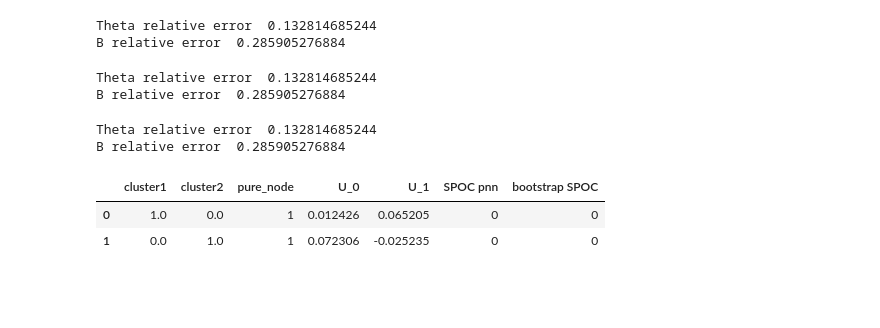
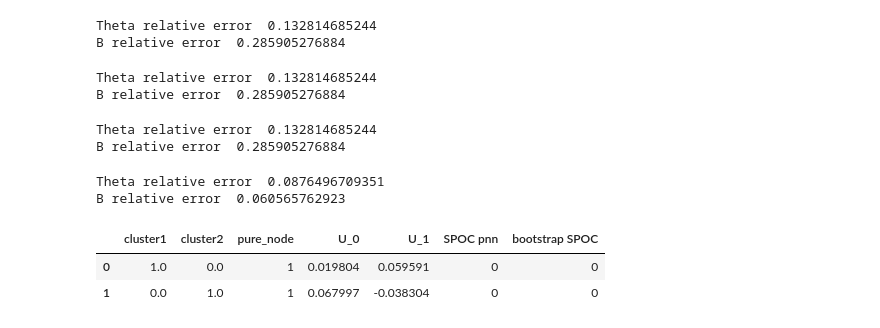
Before and after one commit to stat-ml/SPOC, a Jupyter notebook: Toy_example.ipynb, the cells around one changed output. Drawn from its saved outputs; the diff is of its cells as text; code cells hidden in the pictures; blank space fills up the shorter version.

```diff
--- a/Toy_example.ipynb
+++ b/Toy_example.ipynb
@@ -52,12 +57,24 @@ print "B relative error ", err
 # %% [output]
 Theta relative error  0.132814685244
 B relative error  0.285905276884
+# %%
+U, L = get_U_L(A, n_clusters)
+
+theta, b = SPOC_bootstrap(A, n_clusters=3, n_repetitions=150, std_num=3)
+err, _ = find_permutation_Theta(Theta, theta)
+print "Theta relative error ", err
+
+err, _ = find_permutation_B(B, b)
+print "B relative error ", err
+# %% [output]
+Theta relative error  0.0876496709351
+B relative error  0.060565762923
 # %%
 n_nodes = 500
 n_clusters = 2
 pure_nodes = 2
 indices = np.arange(pure_nodes)
-B = np.diag([0.2, 0.6])
+B = np.diag([0.3, 0.6])
 seed=42
 
 Theta = generate_theta(n_nodes=n_nodes, n_clusters=n_clusters, pure_nodes_number=pure_nodes,\
@@ -67,31 +84,30 @@ A = P_to_A(P, reflect=True, seed=0)
 # %%
 Theta = pd.DataFrame(Theta, columns=["cluster1", "cluster2"])
 
 Theta["pure_node"] = Theta.cluster1.apply(lambda x: 1 if ((x == 1) or (x == 0)) else 0)
 U, L =  get_U_L(A, k=2)
 
 Theta["U_0"] = U[:,0]
 Theta["U_1"] = U[:,1]
 
 theta, b, J = SPOC_from_UL(U, L, use_ellipsoid=False, use_cvxpy=False, return_pure_nodes_indices=True)
 Theta["SPOC pnn"] = 0
 Theta.loc[J, "SPOC pnn"] = 1
 
-theta, b, J, repeats = SPOC_bootstrap(A, 2, n_repetitions=500, regularization=0, return_pure_nodes_indices=True,\
-                                      return_bootstrap_matrix=True)
+theta, b, repeats = SPOC_bootstrap(A, 2, n_repetitions=500, regularization=0, return_bootstrap_matrix=True)
 Theta["bootstrap SPOC"] = 0
 Theta.loc[J, "bootstrap SPOC"] = 1
 
 usual_nodes = Theta[Theta["pure_node"] == 0]
 SPOC_pn = Theta[Theta["SPOC pnn"] == 1]
 pn = Theta[Theta["pure_node"] == 1]
 bootstrap_SPOC = Theta[Theta["bootstrap SPOC"] == 1]
 
 Theta.head(2)
 # %% [output]
 |  | cluster1 | cluster2 | pure_node | U_0 | U_1 | SPOC pnn | bootstrap SPOC |
-| 0 | 1.0 | 0.0 | 1 | 0.012426 | 0.065205 | 0 | 0 |
-| 1 | 0.0 | 1.0 | 1 | 0.072306 | -0.025235 | 0 | 0 |
+| 0 | 1.0 | 0.0 | 1 | 0.019804 | 0.059591 | 0 | 0 |
+| 1 | 0.0 | 1.0 | 1 | 0.067997 | -0.038304 | 0 | 0 |
 # %%
 plt.figure(figsize=(12, 8))
 plt.scatter(Theta.U_0, Theta.U_1, label="all nodes")
```
Also changed, not shown: parts of 38 cells of this notebook, 4 other files.
